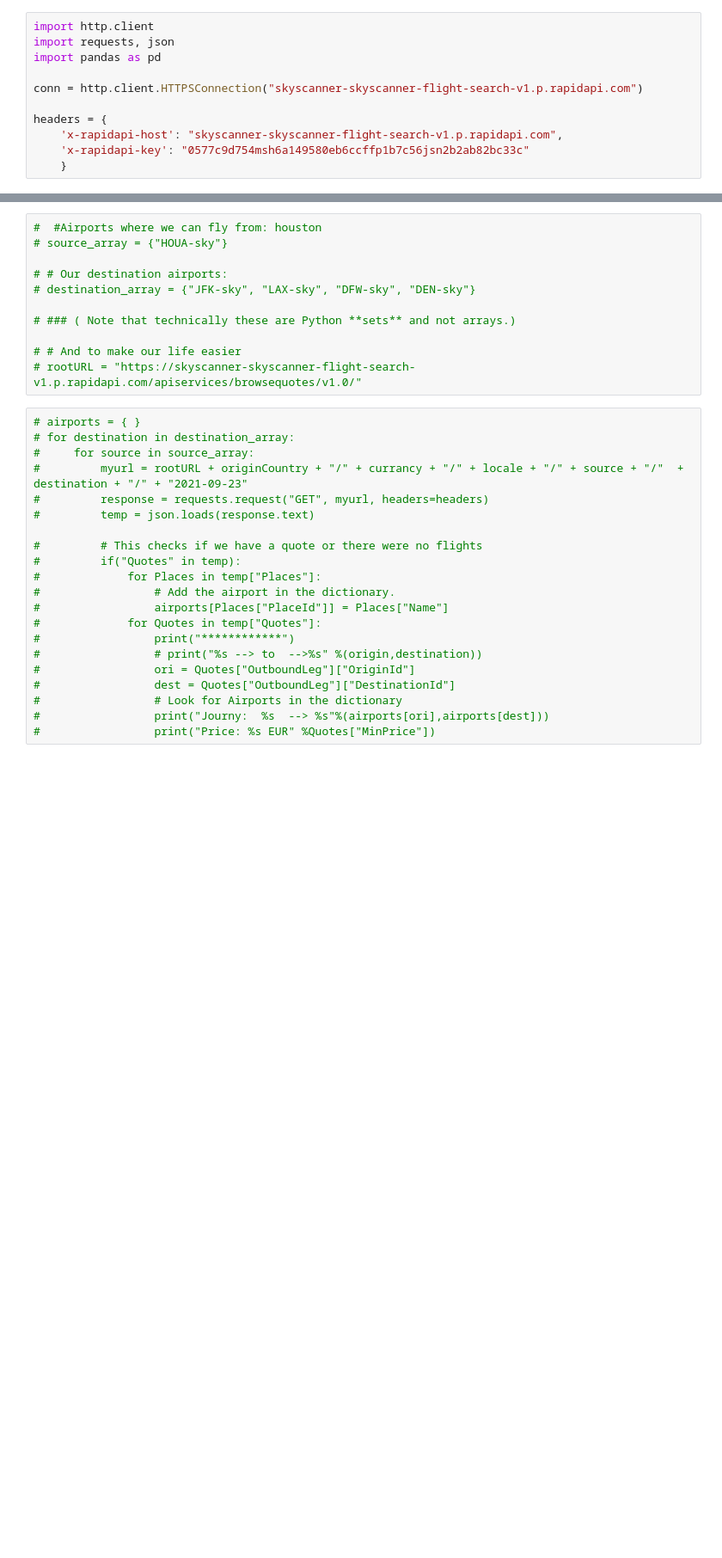
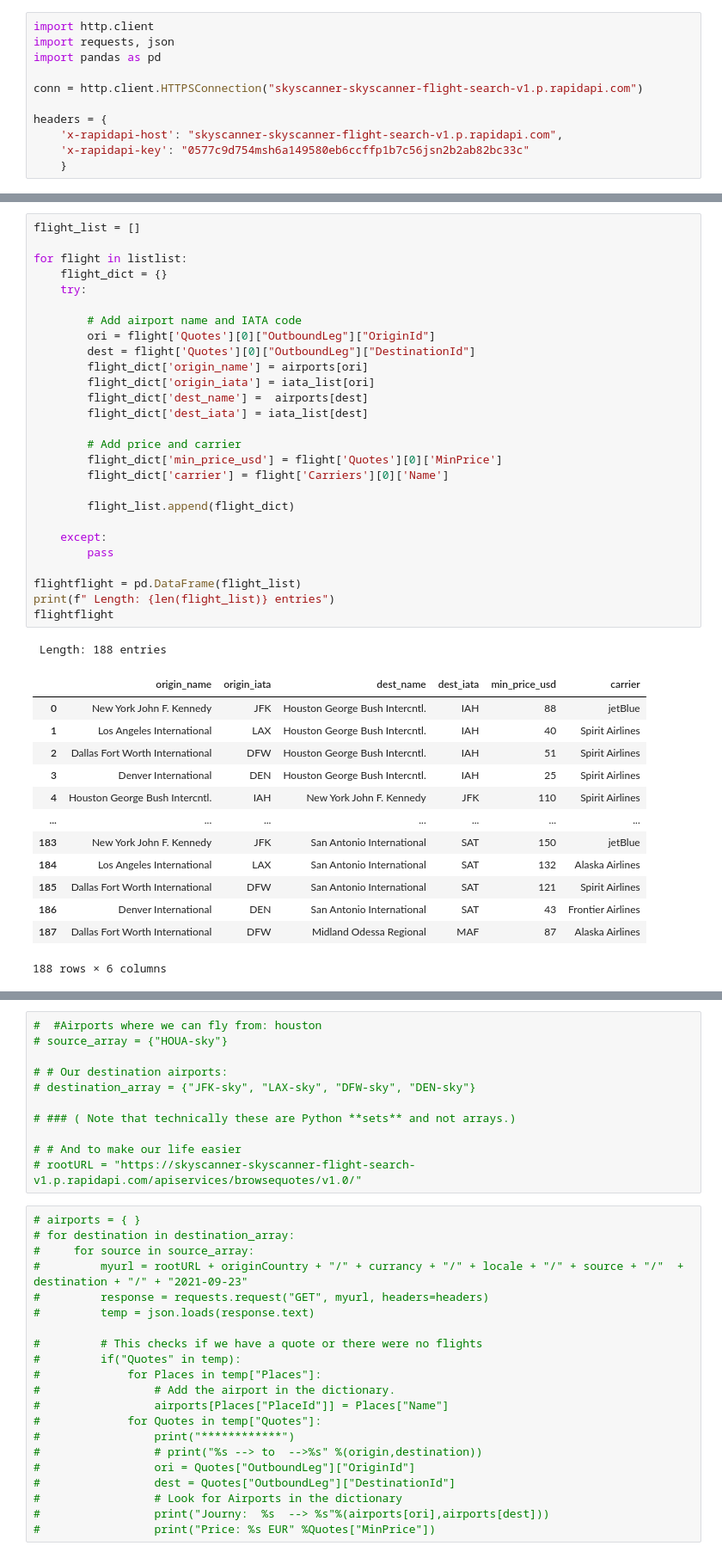
Before and after one commit to adamholcomb/Full-Stack-Flight-Analysis, a Jupyter notebook: project workAH.ipynb, the cells around one changed output, grey strips where cells are left out. Shown at 86% size. Cells and saved outputs as stored; diff of their text form; blank space fills up the shorter version.

```diff
--- a/project workAH.ipynb
+++ b/project workAH.ipynb
@@ -11,0 +123,42 @@ headers = {
+# %%
+flight_list = []
+
+for flight in listlist:
+    flight_dict = {}
+    try:
+
+        # Add airport name and IATA code
+        ori = flight['Quotes'][0]["OutboundLeg"]["OriginId"]
+        dest = flight['Quotes'][0]["OutboundLeg"]["DestinationId"]
+        flight_dict['origin_name'] = airports[ori]
+        flight_dict['origin_iata'] = iata_list[ori]
+        flight_dict['dest_name'] =  airports[dest]
+        flight_dict['dest_iata'] = iata_list[dest]
+
+        # Add price and carrier
+        flight_dict['min_price_usd'] = flight['Quotes'][0]['MinPrice']
+        flight_dict['carrier'] = flight['Carriers'][0]['Name']
+
+        flight_list.append(flight_dict)
+
+    except:
+        pass
+
+flightflight = pd.DataFrame(flight_list)
+print(f" Length: {len(flight_list)} entries")
+flightflight
+# %% [output]
+ Length: 188 entries
+|  | origin_name | origin_iata | dest_name | dest_iata | min_price_usd | carrier |
+| 0 | New York John F. Kennedy | JFK | Houston George Bush Intercntl. | IAH | 88 | jetBlue |
+| 1 | Los Angeles International | LAX | Houston George Bush Intercntl. | IAH | 40 | Spirit Airlines |
+| 2 | Dallas Fort Worth International | DFW | Houston George Bush Intercntl. | IAH | 51 | Spirit Airlines |
+| 3 | Denver International | DEN | Houston George Bush Intercntl. | IAH | 25 | Spirit Airlines |
+| 4 | Houston George Bush Intercntl. | IAH | New York John F. Kennedy | JFK | 110 | Spirit Airlines |
+| ... | ... | ... | ... | ... | ... | ... |
+| 183 | New York John F. Kennedy | JFK | San Antonio International | SAT | 150 | jetBlue |
+| 184 | Los Angeles International | LAX | San Antonio International | SAT | 132 | Alaska Airlines |
+| 185 | Dallas Fort Worth International | DFW | San Antonio International | SAT | 121 | Spirit Airlines |
+| 186 | Denver International | DEN | San Antonio International | SAT | 43 | Frontier Airlines |
+| 187 | Dallas Fort Worth International | DFW | Midland Odessa Regional | MAF | 87 | Alaska Airlines |
+188 rows × 6 columns
```
Also changed, not shown: parts of 42 cells of this notebook.
